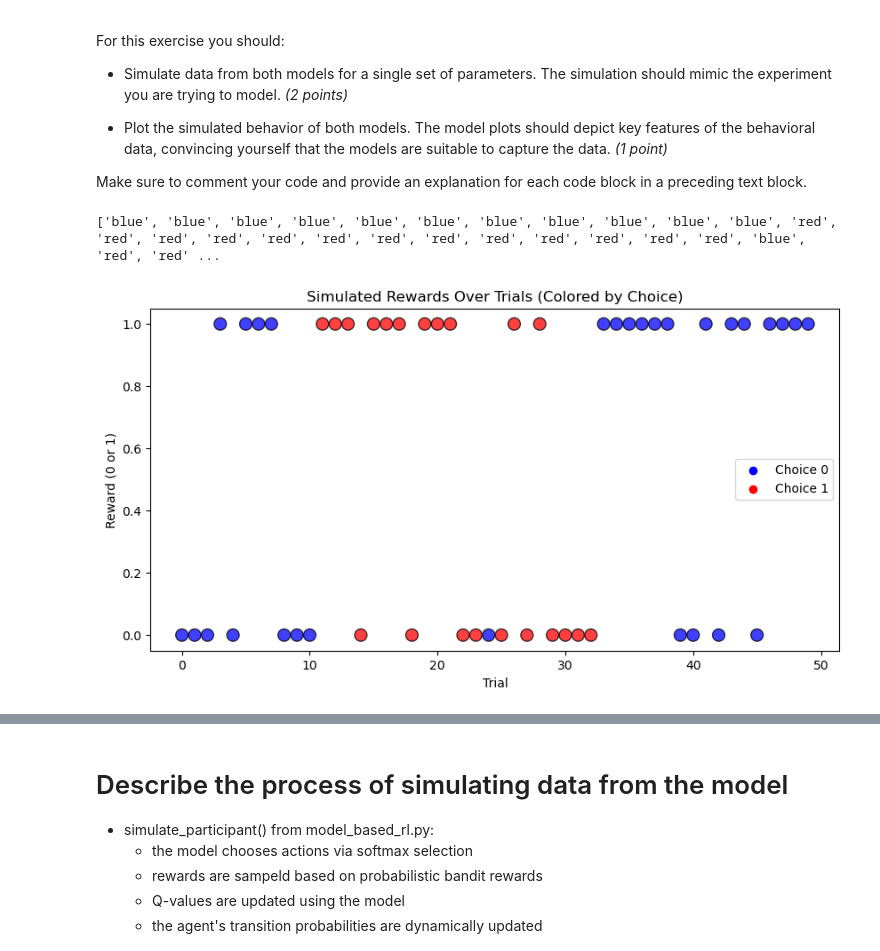
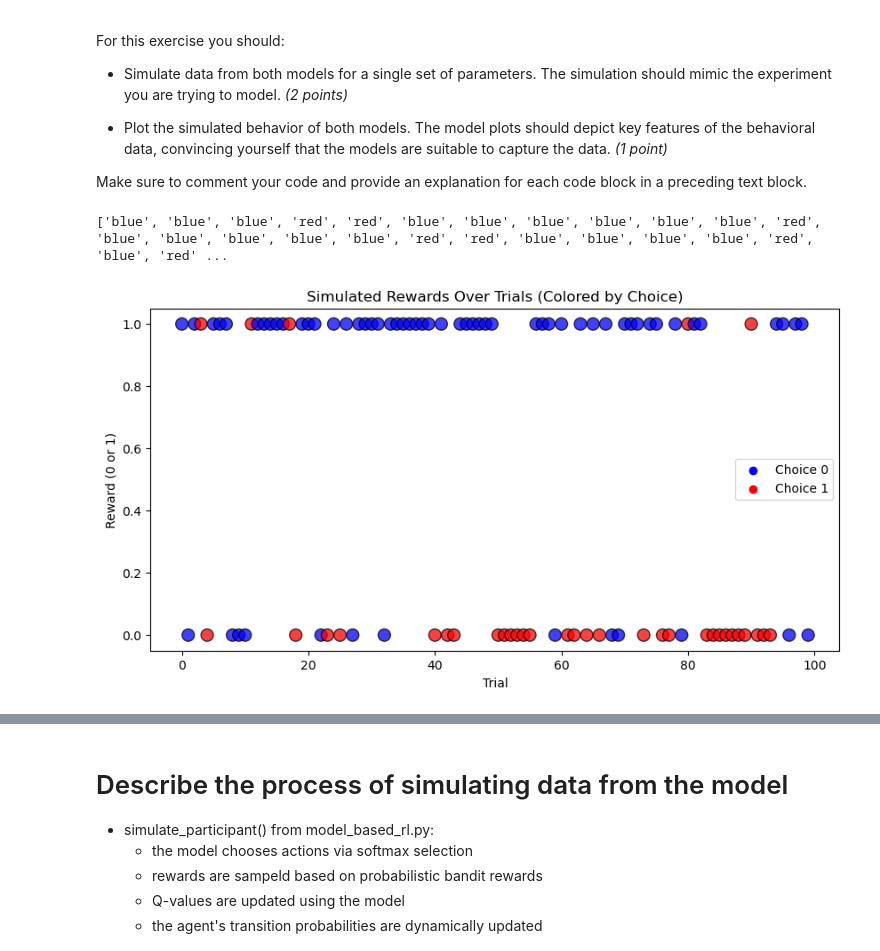
Before and after one commit to elihagen/modeling_group3, a Jupyter notebook: Group3_Experiment_1.ipynb, the cells around one changed output, grey strips where cells are left out. Saved outputs shown, nothing was run; the diff lists cells and outputs as text; code cells hidden in the pictures.

Commit message:
update model comparison

```diff
--- a/Group3_Experiment_1.ipynb
+++ b/Group3_Experiment_1.ipynb
@@ -233,12 +213,12 @@ Make sure to comment your code and provide an explanation for each code block in
 # %%
 from explore_data import *
 from model_based_rl import *
 np.random.seed(42)
-choices_mb, rewards_mb, model_mb = simulate_participant(trials=50, alpha=0.9, beta=5, gamma=0.9, theta=0.2)
+choices_mb, rewards_mb, model_mb = simulate_participant(trials=100, alpha=0.02, beta=0.8, gamma=0.8, theta=0.8)
 plot_simulated_behavior(choices_mb, rewards_mb)
 # %% [output]
-['blue', 'blue', 'blue', 'blue', 'blue', 'blue', 'blue', 'blue', 'blue', 'blue', 'blue', 'red', 'red', 'red', 'red', 'red', 'red', 'red', 'red', 'red', 'red', 'red', 'red', 'red', 'blue', 'red', 'red' ...
+['blue', 'blue', 'blue', 'red', 'red', 'blue', 'blue', 'blue', 'blue', 'blue', 'blue', 'red', 'blue', 'blue', 'blue', 'blue', 'blue', 'red', 'red', 'blue', 'blue', 'blue', 'blue', 'red', 'blue', 'red' ...
-[figure, old version]
+[figure, new version]
 # %%
 from model_free_rl import *
 model_mf = ModelFreeRL()
```
Also changed, not shown: parts of 8 cells of this notebook.
